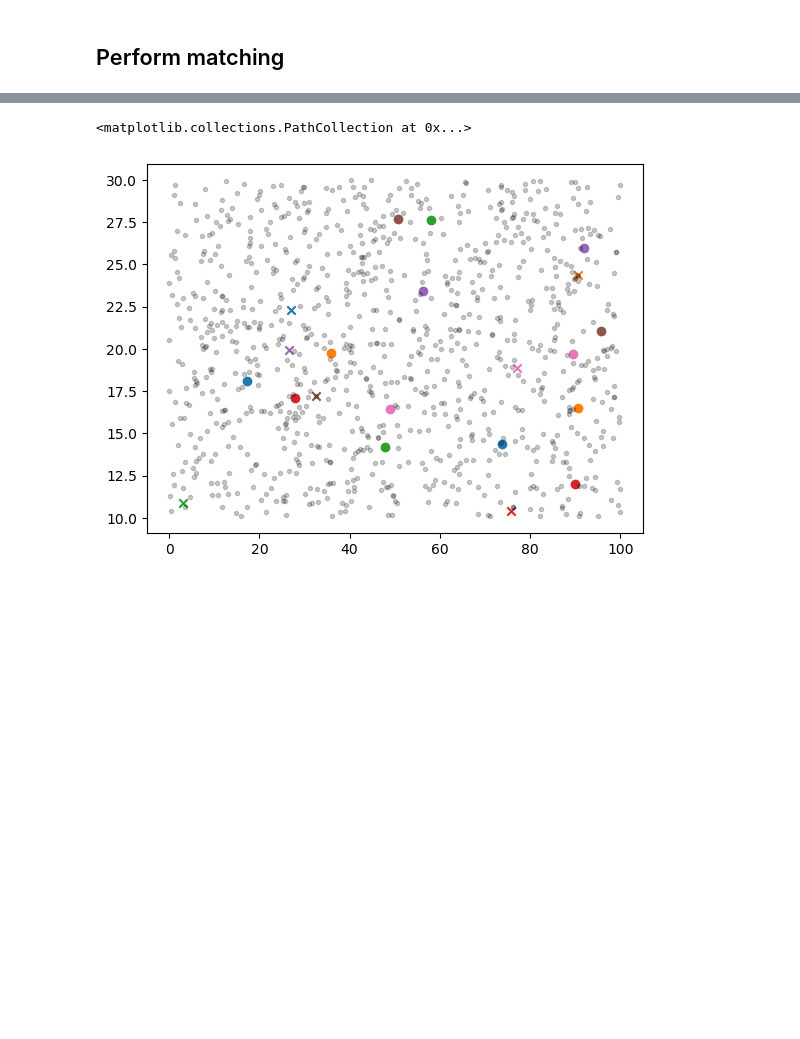
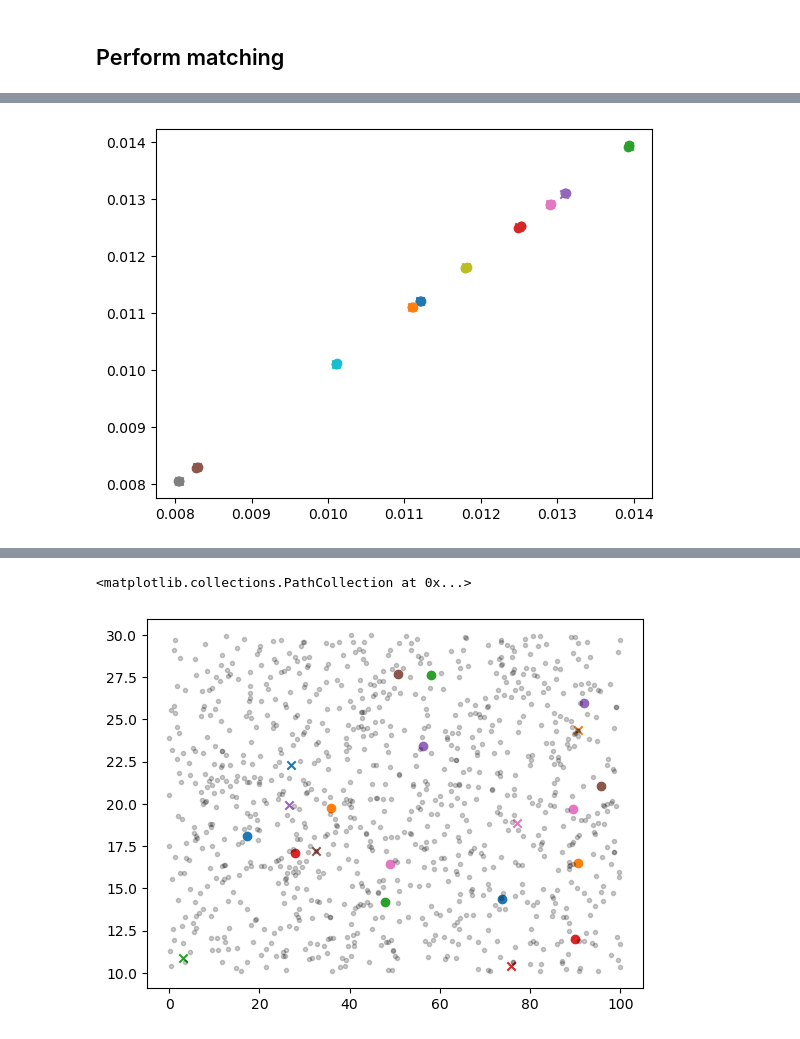
Before and after one commit to kirilklein/opmatch, a Jupyter notebook: README.ipynb, the cells around one changed output, grey strips where cells are left out. Cells and saved outputs as stored; diff of their text form; code cells hidden in the pictures; blank space fills up the shorter version.

```diff
--- a/README.ipynb
+++ b/README.ipynb
@@ -215,0 +215,14 @@ AssertionError: make sure that max_mr and n_control_pool are integers
+# %%
+fig, ax = plt.subplots()
+# get colorwheel
+colors = plt.rcParams['axes.prop_cycle'].by_key()['color']
+matched = []
+for color, (case, controls) in zip(colors, cc_dic.items()):
+    matched.extend(controls)
+    matched.append(case)
+    ax.scatter(df.loc[case, 'ps'], df.loc[case, 'ps'], color = color, marker = 'x')
+    ax.scatter(df.loc[controls, 'ps'], df.loc[controls, 'ps'], color = color, marker='o')
+unmatched = [i for i in df.index if i not in matched]
+#ax.scatter(df.loc[unmatched, 'ps'], df.loc[unmatched, 'ps'], color = 'k', marker='.', alpha=.2)
+# %% [output]
+[figure, added]
```
Also changed, not shown: parts of 8 cells of this notebook, 1 other file.
